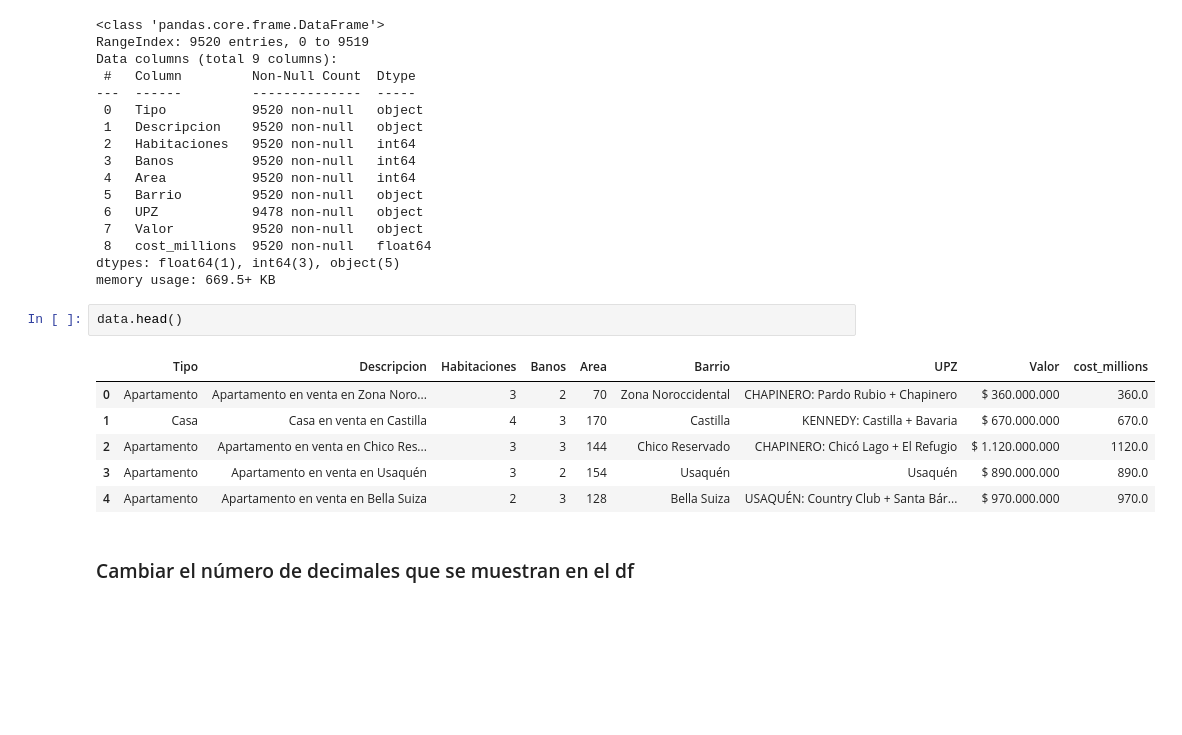
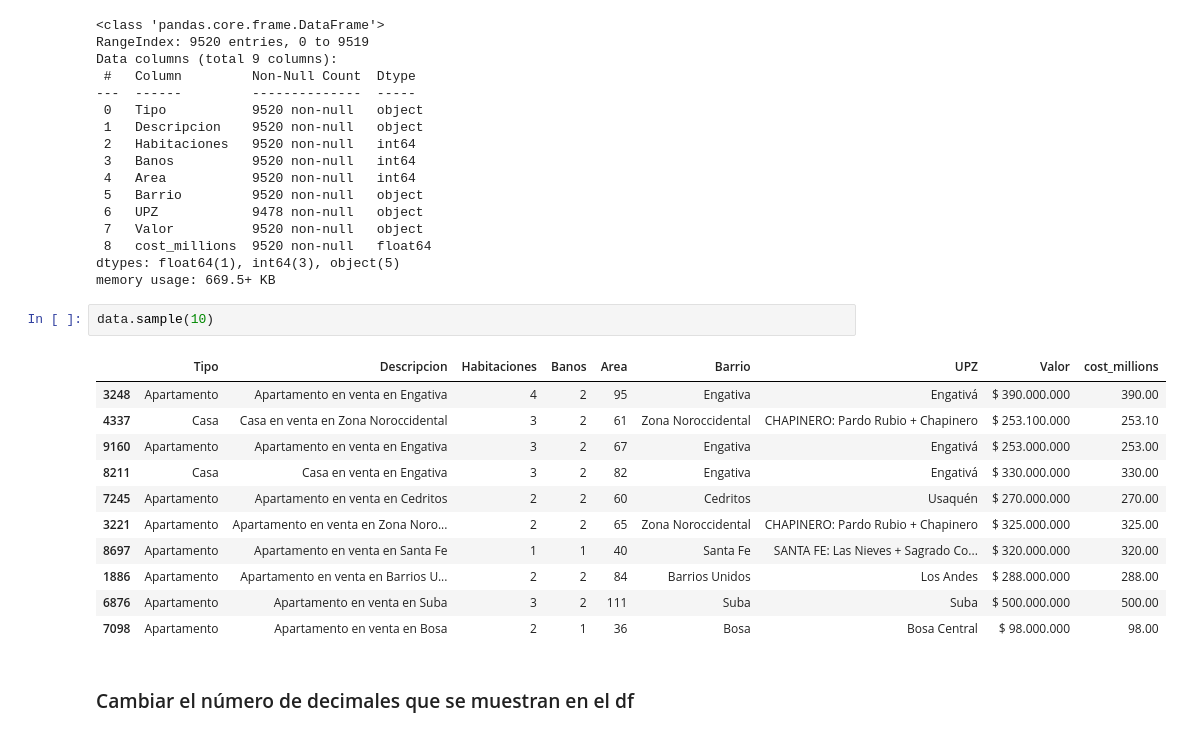
Before and after one commit to EmmanuelMald/Inmersion-datos-Aiura-LATAM, a Jupyter notebook: Day 2/day2.ipynb, the cells around one changed output. Drawn from its saved outputs; the diff is of its cells as text; blank space fills up the shorter version.

```diff
--- a/Day 2/day2.ipynb
+++ b/Day 2/day2.ipynb
@@ -114,15 +114,20 @@ Data columns (total 9 columns):
  8   cost_millions  9520 non-null   float64
 dtypes: float64(1), int64(3), object(5)
 memory usage: 669.5+ KB
-# %%
-data.head()
-# %% [output]
-|  | Tipo | Descripcion | Habitaciones | Banos | Area | Barrio | UPZ | Valor | cost_millions |
-| 0 | Apartamento | Apartamento en venta en Zona Noro... | 3 | 2 | 70 | Zona Noroccidental | CHAPINERO: Pardo Rubio + Chapinero | $ 360.000.000 | 360.0 |
-| 1 | Casa | Casa en venta en Castilla | 4 | 3 | 170 | Castilla | KENNEDY: Castilla + Bavaria | $ 670.000.000 | 670.0 |
-| 2 | Apartamento | Apartamento en venta en Chico Res... | 3 | 3 | 144 | Chico Reservado | CHAPINERO: Chicó Lago + El Refugio | $ 1.120.000.000 | 1120.0 |
-| 3 | Apartamento | Apartamento en venta en Usaquén | 3 | 2 | 154 | Usaquén | Usaquén | $ 890.000.000 | 890.0 |
-| 4 | Apartamento | Apartamento en venta en Bella Suiza | 2 | 3 | 128 | Bella Suiza | USAQUÉN: Country Club + Santa Bár... | $ 970.000.000 | 970.0 |
+# %%
+data.sample(10)
+# %% [output]
+|  | Tipo | Descripcion | Habitaciones | Banos | Area | Barrio | UPZ | Valor | cost_millions |
+| 3248 | Apartamento | Apartamento en venta en Engativa | 4 | 2 | 95 | Engativa | Engativá | $ 390.000.000 | 390.00 |
+| 4337 | Casa | Casa en venta en Zona Noroccidental | 3 | 2 | 61 | Zona Noroccidental | CHAPINERO: Pardo Rubio + Chapinero | $ 253.100.000 | 253.10 |
+| 9160 | Apartamento | Apartamento en venta en Engativa | 3 | 2 | 67 | Engativa | Engativá | $ 253.000.000 | 253.00 |
+| 8211 | Casa | Casa en venta en Engativa | 3 | 2 | 82 | Engativa | Engativá | $ 330.000.000 | 330.00 |
+| 7245 | Apartamento | Apartamento en venta en Cedritos | 2 | 2 | 60 | Cedritos | Usaquén | $ 270.000.000 | 270.00 |
+| 3221 | Apartamento | Apartamento en venta en Zona Noro... | 2 | 2 | 65 | Zona Noroccidental | CHAPINERO: Pardo Rubio + Chapinero | $ 325.000.000 | 325.00 |
+| 8697 | Apartamento | Apartamento en venta en Santa Fe | 1 | 1 | 40 | Santa Fe | SANTA FE: Las Nieves + Sagrado Co... | $ 320.000.000 | 320.00 |
+| 1886 | Apartamento | Apartamento en venta en Barrios U... | 2 | 2 | 84 | Barrios Unidos | Los Andes | $ 288.000.000 | 288.00 |
+| 6876 | Apartamento | Apartamento en venta en Suba | 3 | 2 | 111 | Suba | Suba | $ 500.000.000 | 500.00 |
+| 7098 | Apartamento | Apartamento en venta en Bosa | 2 | 1 | 36 | Bosa | Bosa Central | $ 98.000.000 | 98.00 |
 # %% [markdown]
 ### Cambiar el número de decimales que se muestran en el df
 # %%
```
Also changed, not shown: parts of 5 cells of this notebook, 1 other file.
